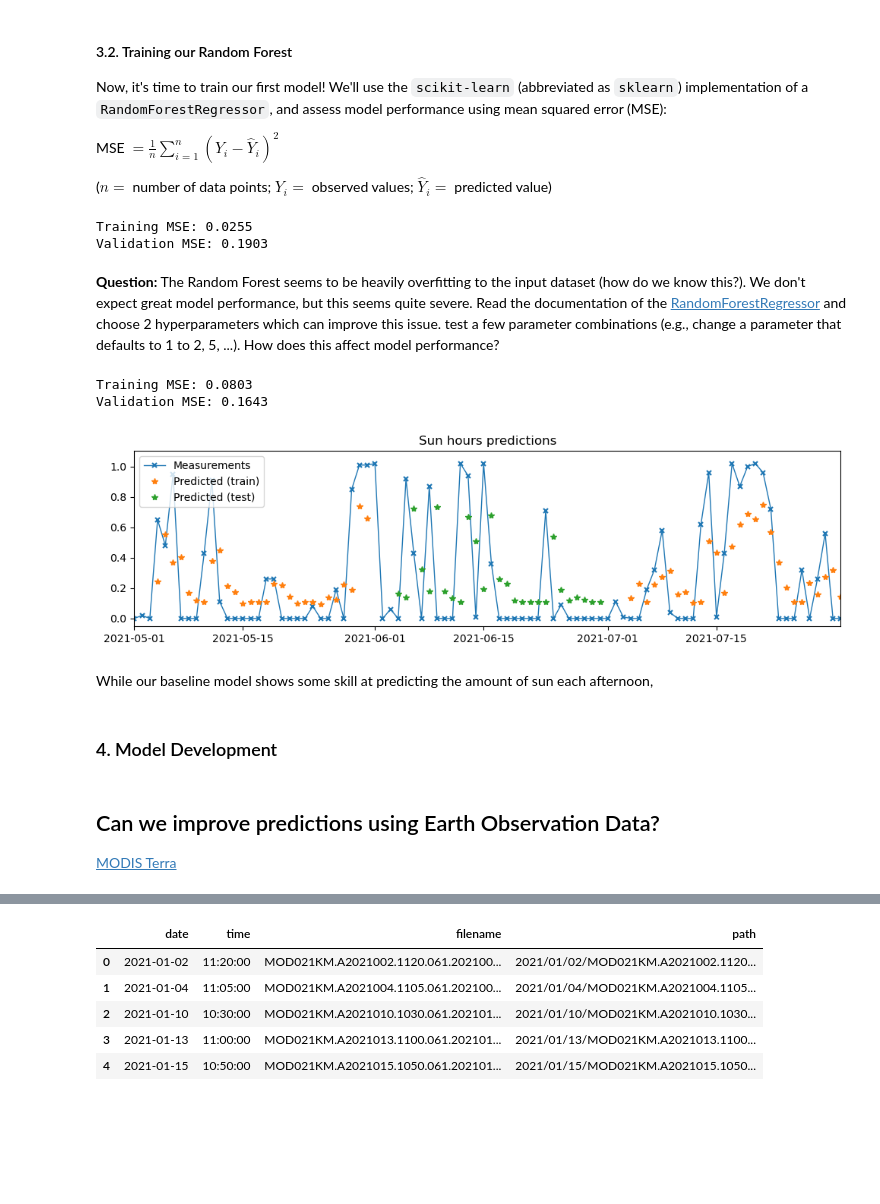
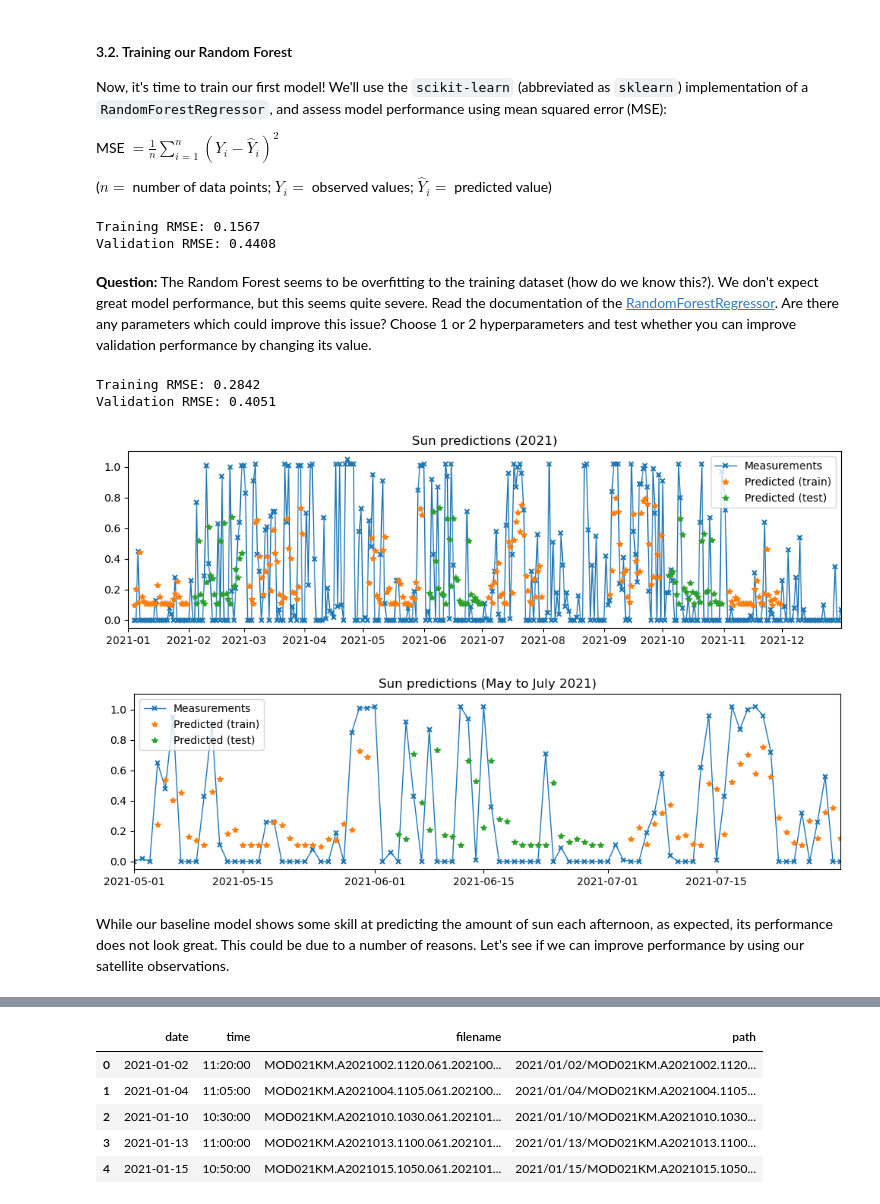
Before and after one commit to lillif/IECDT_EarthObservation, a Jupyter notebook: challenges/1-sunny-oxford/sun-prediction.ipynb, the cells around one changed output, grey strips where cells are left out. Cells and saved outputs as stored; diff of their text form; code cells hidden in the pictures; blank space fills up the shorter version.

Commit message:
sun prediction updates

```diff
--- a/challenges/1-sunny-oxford/sun-prediction.ipynb
+++ b/challenges/1-sunny-oxford/sun-prediction.ipynb
@@ -156,13 +156,16 @@ def split_df_train_val_test(df: pd.DataFrame,
     return df_train, df_val, df_test
 
 # split the data into training and test sets
-train_months = [1, 3, 5, 7, 9, 11]
-val_months = [2, 6, 10]
-test_months = [4, 8, 12]
+split_months = {
+    'train': [1, 3, 5, 7, 9, 11],
+    'val': [2, 6, 10],
+    'test': [4, 8, 12]
+}
+
 df_train, df_val, df_test = split_df_train_val_test(weather_station,
-                                                    train_months=train_months,
-                                                    val_months=val_months,
-                                                    test_months=test_months)
+                                                    train_months=split_months['train'],
+                                                    val_months=split_months['val'],
+                                                    test_months=split_months['test'])
 
 # create input and output matrices for the training and test timeseries datasets
 X_train, y_train, y_dates_train = create_timeseries_dataset(df_train, target_column='total_sun_3to4pm', inputs_length=3)
@@ -177,7 +180,7 @@ MSE $ = \frac{1}{n} \sum_{i=1}^{n}(Y_{i}-\hat{Y}_{i})^2$
 ($n = $ number of data points; $Y_{i}	=$ observed values; $\hat{Y}_{i}=$ predicted value)
 # %%
 from sklearn.ensemble import RandomForestRegressor
-from sklearn.metrics import mean_squared_error
+from sklearn.metrics import root_mean_squared_error
 
 # create and train the model
 model = RandomForestRegressor()
@@ -188,19 +191,19 @@ y_pred_train = model.predict(X_train)
 y_pred_val = model.predict(X_val)
 
 # calculate the mean squared error
-mse_train = mean_squared_error(y_train, y_pred_train)
-mse_val = mean_squared_error(y_val, y_pred_val)
+rmse_train = root_mean_squared_error(y_train, y_pred_train)
+rmse_val = root_mean_squared_error(y_val, y_pred_val)
 
-print(f'Training MSE: {mse_train:.4f}')
-print(f'Validation MSE: {mse_val:.4f}')
+print(f'Training RMSE: {rmse_train:.4f}')
+print(f'Validation RMSE: {rmse_val:.4f}')
 # %% [output]
-Training MSE: 0.0255
-Validation MSE: 0.1903
+Training RMSE: 0.1567
+Validation RMSE: 0.4408
 # %% [markdown]
-**Question:** The Random Forest seems to be heavily overfitting to the input dataset (how do we know this?). We don't expect great model performance, but this seems quite severe. Read the documentation of the [RandomForestRegressor](https://scikit-learn.org/dev/modules/generated/sklearn.ensemble.RandomForestRegressor.html) and choose 2 hyperparameters which can improve this issue. test a few parameter combinations (e.g., change a parameter that defaults to 1 to 2, 5, ...). How does this affect model performance?
+**Question:** The Random Forest seems to be overfitting to the training dataset (how do we know this?). We don't expect great model performance, but this seems quite severe. Read the documentation of the [RandomForestRegressor](https://scikit-learn.org/dev/modules/generated/sklearn.ensemble.RandomForestRegressor.html). Are there any parameters which could improve this issue? Choose 1 or 2 hyperparameters and test whether you can improve validation performance by changing its value.
 # %%
 # create and train the model
-model = RandomForestRegressor(max_depth=3, min_samples_split=2)
+model = RandomForestRegressor(max_depth=3, min_samples_split=3)
 model.fit(X_train, y_train)
 
 # make predictions
@@ -208,36 +211,44 @@ y_pred_train = model.predict(X_train)
 y_pred_val = model.predict(X_val)
 
 # calculate the mean squared error
-mse_train = mean_squared_error(y_train, y_pred_train)
-mse_val = mean_squared_error(y_val, y_pred_val)
+rmse_train = root_mean_squared_error(y_train, y_pred_train)
+rmse_val = root_mean_squared_error(y_val, y_pred_val)
 
-print(f'Training MSE: {mse_train:.4f}')
-print(f'Validation MSE: {mse_val:.4f}')
+print(f'Training RMSE: {rmse_train:.4f}')
+print(f'Validation RMSE: {rmse_val:.4f}')
 # %% [output]
-Training MSE: 0.0803
-Validation MSE: 0.1643
+Training RMSE: 0.2842
+Validation RMSE: 0.4051
 # %%
 from utils import plot_time_series_predictions
+
+plot_time_series_predictions(
+    y_true=weather_station['total_sun_3to4pm'][3:],
+    y_dates=weather_station['date'][3:],
+    y_pred_train=y_pred_train,
+    y_pred_test=y_pred_val,
+    y_dates_train=y_dates_train,
+    y_dates_test=y_dates_val,
+    xlim=(pd.Timestamp('2021-01-01'), pd.Timestamp('2021-12-31'))
+)
+
+plt.title('Sun predictions (2021)')
+plt.show()
 
 plot_time_series_predictions(
     y_true=weather_station['total_sun_3to4pm'][3:],
     y_dates=weather_station['date'][3:],
     y_pred_train=y_pred_train,
     y_pred_test=y_pred_val,
     y_dates_train=y_dates_train,
     y_dates_test=y_dates_val,
     xlim=(pd.Timestamp('2021-05-01'), pd.Timestamp('2021-07-31'))
 )
 
-plt.title('Sun hours predictions')
+plt.title('Sun predictions (May to July 2021)')
 plt.show()
 # %% [output]
-[figure, old version]
+[figure, new version]
+[figure, added]
 # %% [markdown]
-While our baseline model shows some skill at predicting the amount of sun each afternoon,
+While our baseline model shows some skill at predicting the amount of sun each afternoon, as expected, its performance does not look great. This could be due to a number of reasons. Let's see if we can improve performance by using our satellite observations.
-# %% [markdown]
-### 4. Model Development
-# %% [markdown]
-## Can we improve predictions using Earth Observation Data?
-
-[MODIS Terra](https://terra.nasa.gov/about/terra-instruments/modis)
```
Also changed, not shown: parts of 9 cells of this notebook, 1 other file.
